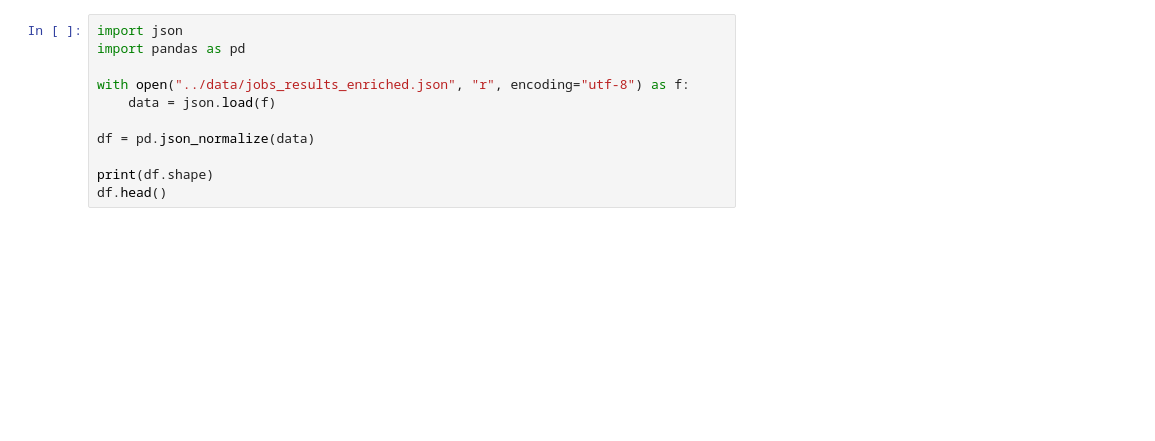
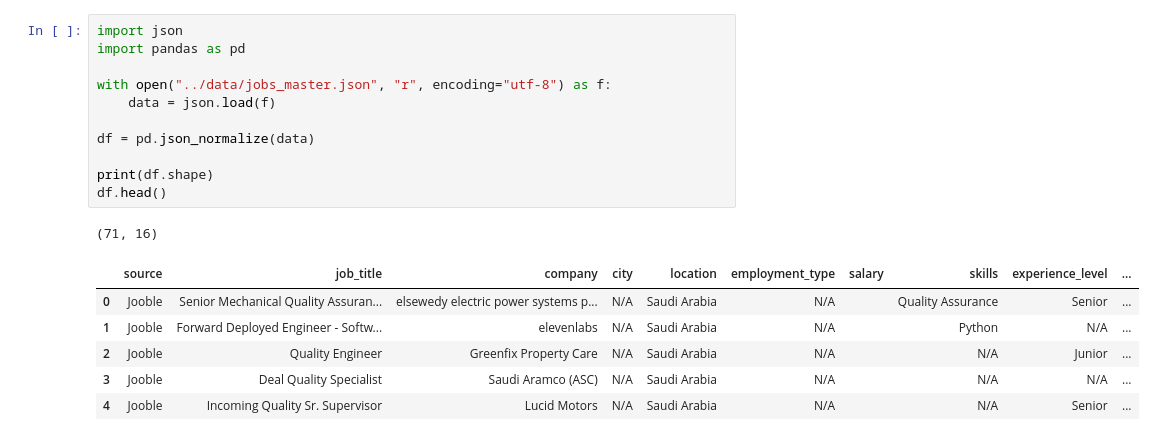
Before and after one commit to razanbuilds/Jobfiy, a Jupyter notebook: df/cleaning.ipynb, the cells around one changed output. Drawn from its saved outputs; the diff is of its cells as text; blank space fills up the shorter version.

```diff
--- a/df/cleaning.ipynb
+++ b/df/cleaning.ipynb
@@ -1,14 +1,22 @@
 # %%
 import json
 import pandas as pd
 
-with open("../data/jobs_results_enriched.json", "r", encoding="utf-8") as f:
+with open("../data/jobs_master.json", "r", encoding="utf-8") as f:
     data = json.load(f)
 
 df = pd.json_normalize(data)
 
 print(df.shape)
 df.head()
+# %% [output]
+(71, 16)
+|  | source | job_title | company | city | location | employment_type | salary | skills | experience_level | ... |
+| 0 | Jooble | Senior Mechanical Quality Assuran... | elsewedy electric power systems p... | N/A | Saudi Arabia | N/A |  | Quality Assurance | Senior | ... |
+| 1 | Jooble | Forward Deployed Engineer - Softw... | elevenlabs | N/A | Saudi Arabia | N/A |  | Python | N/A | ... |
+| 2 | Jooble | Quality Engineer | Greenfix Property Care | N/A | Saudi Arabia | N/A |  | N/A | Junior | ... |
+| 3 | Jooble | Deal Quality Specialist | Saudi Aramco (ASC) | N/A | Saudi Arabia | N/A |  | N/A | N/A | ... |
+| 4 | Jooble | Incoming Quality Sr. Supervisor | Lucid Motors | N/A | Saudi Arabia | N/A |  | N/A | Senior | ... |
 # %%
 print(df.columns.tolist())
 print(df.dtypes)
```
Also changed, not shown: parts of 28 cells of this notebook, 6 other files.
